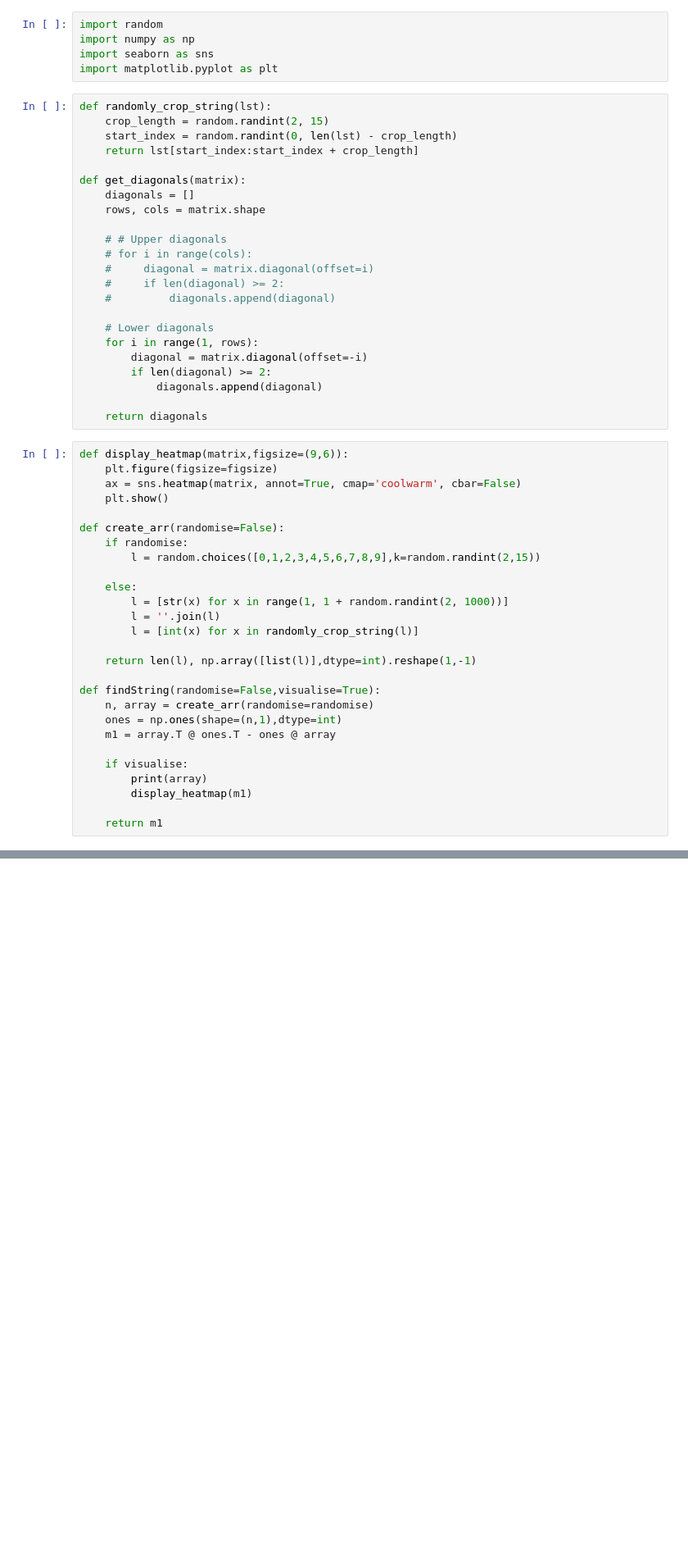
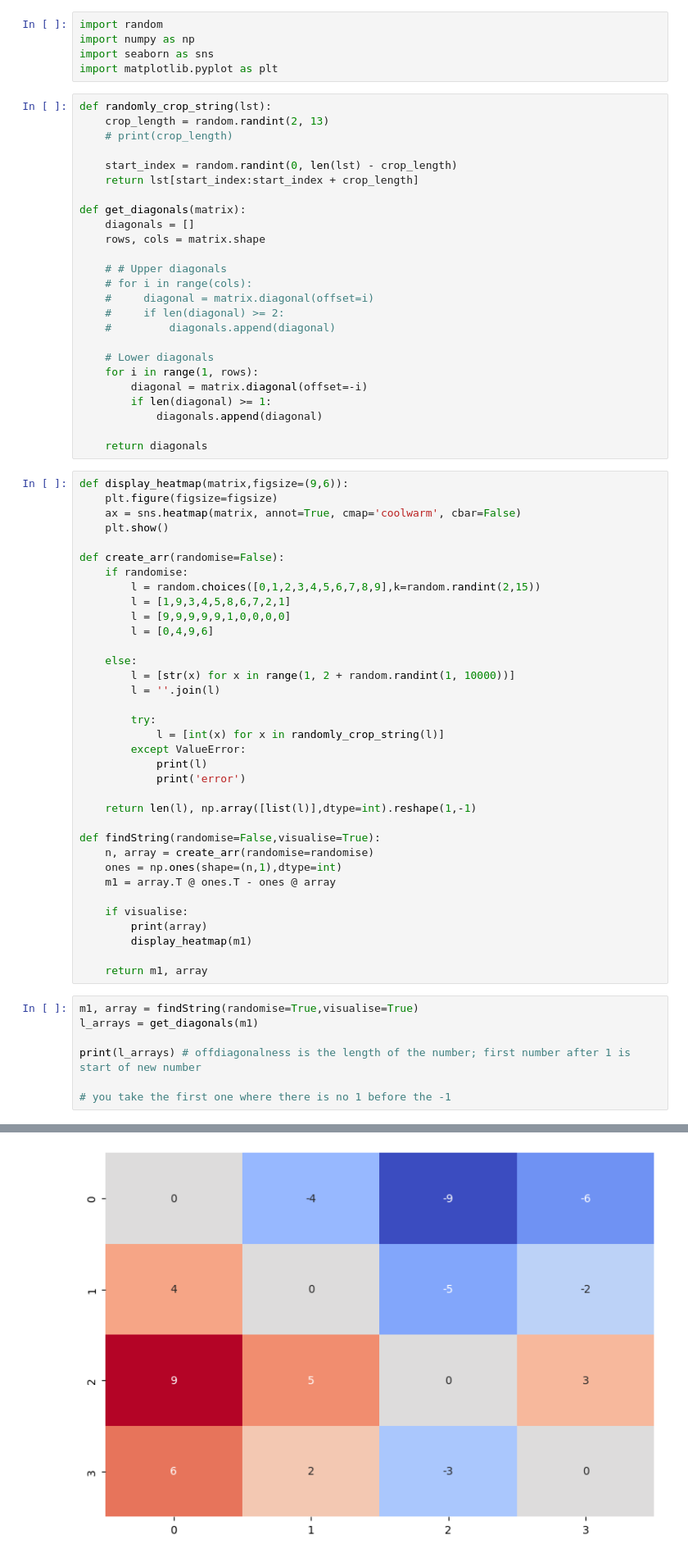
Before and after one commit to llctrautmann/Algorithms, a Jupyter notebook: notebooks/infinite.ipynb, the cells around one changed output, grey strips where cells are left out. Shown at 82% size. Cells and saved outputs as stored; diff of their text form; blank space fills up the shorter version.

```diff
--- a/notebooks/infinite.ipynb
+++ b/notebooks/infinite.ipynb
@@ -5,7 +5,9 @@ import seaborn as sns
 import matplotlib.pyplot as plt
 # %%
 def randomly_crop_string(lst):
-    crop_length = random.randint(2, 15)
+    crop_length = random.randint(2, 13)
+    # print(crop_length)
+
     start_index = random.randint(0, len(lst) - crop_length)
     return lst[start_index:start_index + crop_length]
 
@@ -22,7 +24,7 @@ def get_diagonals(matrix):
     # Lower diagonals
     for i in range(1, rows):
         diagonal = matrix.diagonal(offset=-i)
-        if len(diagonal) >= 2:
+        if len(diagonal) >= 1:
             diagonals.append(diagonal)
 
     return diagonals
@@ -35,11 +37,19 @@ def display_heatmap(matrix,figsize=(9,6)):
 def create_arr(randomise=False):
     if randomise:
         l = random.choices([0,1,2,3,4,5,6,7,8,9],k=random.randint(2,15))
+        l = [1,9,3,4,5,8,6,7,2,1]
+        l = [9,9,9,9,9,1,0,0,0,0]
+        l = [0,4,9,6]
 
     else:
-        l = [str(x) for x in range(1, 1 + random.randint(2, 1000))]
+        l = [str(x) for x in range(1, 2 + random.randint(1, 10000))]
         l = ''.join(l)
-        l = [int(x) for x in randomly_crop_string(l)]
+
+        try:
+            l = [int(x) for x in randomly_crop_string(l)]
+        except ValueError:
+            print(l)
+            print('error')
 
     return len(l), np.array([list(l)],dtype=int).reshape(1,-1)
 
@@ -52,4 +62,12 @@ def findString(randomise=False,visualise=True):
         print(array)
         display_heatmap(m1)
 
-    return m1
+    return m1, array
+# %%
+m1, array = findString(randomise=True,visualise=True)
+l_arrays = get_diagonals(m1)
+
+print(l_arrays) # offdiagonalness is the length of the number; first number after 1 is start of new number
+
+# you take the first one where there is no 1 before the -1
+# %% [output]
@@ -55,0 +75 @@ def findString(randomise=False,visualise=True):
+[figure, added]
```
Also changed, not shown: parts of 10 cells of this notebook, 1 other file.
